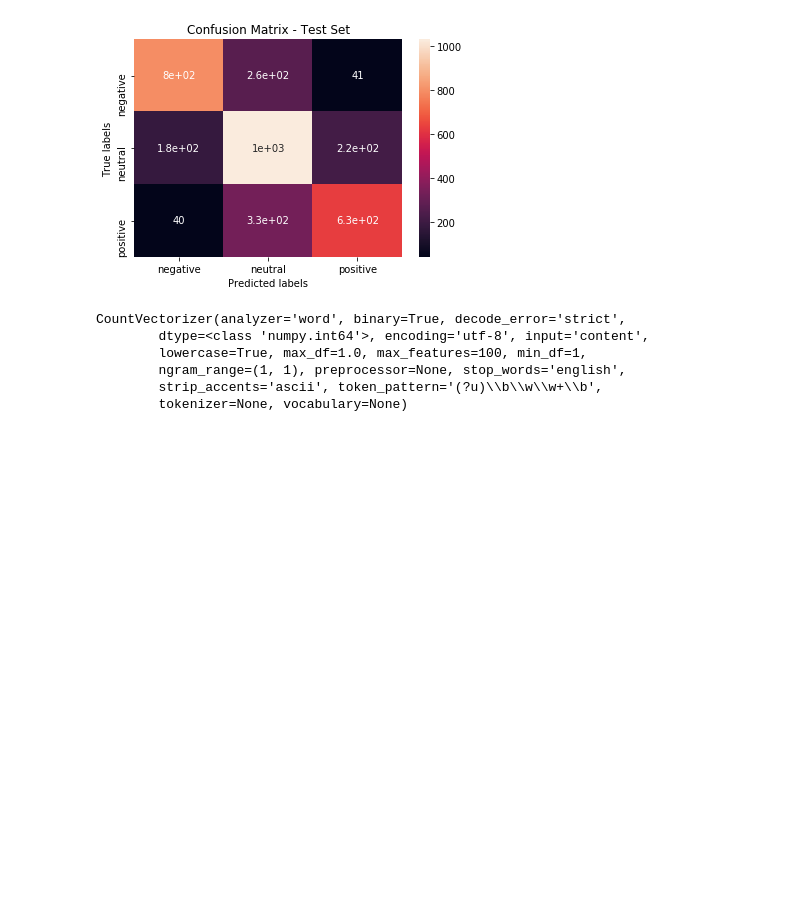
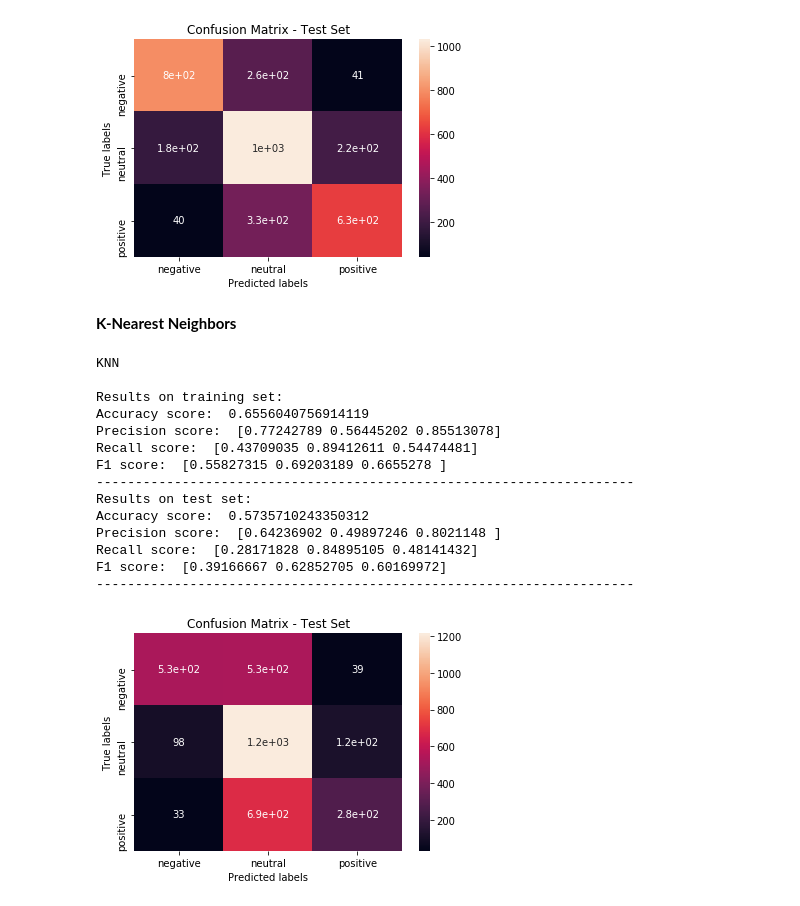
Before and after one commit to alexkapele/tweet_sentiment, a Jupyter notebook: sentiment_analysis.ipynb, the cells around one changed output. Drawn from its saved outputs; the diff is of its cells as text; code cells hidden in the pictures; blank space fills up the shorter version.

```diff
--- a/sentiment_analysis.ipynb
+++ b/sentiment_analysis.ipynb
@@ -317,5 +345,5 @@ word_stats_selected, pos_words_selected, neg_words_selected = get_word_stats(sel
 # %%
-test_pred = baseline_classifier(test_df_norm,test.sentiment.values,pos_words_selected,neg_words_selected,limit=0,plot_confusion=True)
+test_pred,prob = baseline_classifier(test_df_norm,test_text_len,test.sentiment.values,pos_words_selected,neg_words_selected,limit=0,plot_confusion=True)
 # %% [output]
 Results
 Accuracy score:  0.6997736276174307
@@ -331,14 +359,22 @@ The performance is indeed improved when we only focus on the words in the select
 **Model pipeline**
 # %% [markdown]
 Create pipeline to test the performance of different machine learning models:
+# %%
+#encode training labels to an integer format that is interpretable by all sklearn classification models
+from sklearn.preprocessing import LabelEncoder
+le = LabelEncoder()
+le = le.fit(train.sentiment.values.astype(str))
 # %%
-def run_model(model, model_name, train_data, train_labels, test_data, test_labels):
+def run_model(model, model_name, train_data, train_labels, test_data, test_labels, label_encoder, tf_idf=False):
 
-    #encode training labels to an integer format that is interpretable by all sklearn classification models
-    from sklearn.preprocessing import LabelEncoder
-    le = LabelEncoder()
-    le.fit(train_labels.astype(str))
-    train_labels_encoded = le.transform(train_labels.astype(str))
+    if tf_idf:
+        from sklearn.feature_extraction.text import TfidfTransformer
+        tfidf_transformer = TfidfTransformer()
+        tfidf_transformer = tfidf_transformer.fit(train_data)
+        train_data = tfidf_transformer.transform(train_data)
+        test_data = tfidf_transformer.transform(test_data)
+
+    train_labels_encoded = label_encoder.transform(train_labels.astype(str))
 
     #Fit model to training data
     model.fit(train_matrix_norm, train_labels_encoded)
@@ -383,14 +419,21 @@ def run_model(model, model_name, train_data, train_labels, test_data, test_label
     ax.yaxis.set_ticklabels(le.inverse_transform([0,1,2]))
     plt.show()
 
-    return train_pred, test_pred
+    return train_pred, test_pred, model, accuracy_score(test_labels,test_pred)
 # %%
-from sklearn.naive_bayes import MultinomialNB
+from sklearn.naive_bayes import MultinomialNB, BernoulliNB, GaussianNB
 from sklearn.naive_bayes import BernoulliNB
 from sklearn.linear_model import LogisticRegression
 from sklearn.neighbors import KNeighborsClassifier
+from sklearn.tree import DecisionTreeClassifier
+from sklearn.ensemble import AdaBoostClassifier, GradientBoostingClassifier, BaggingClassifier, RandomForestClassifier
 
-models = {'Multinomial Naive Bayes': MultinomialNB(),
-          'Bernoulli Naive Bayes':BernoulliNB(),
-          'Logistic Regression': LogisticRegression(random_state=42),
-          'KNN': KNeighborsClassifier(n_neighbors=5)}
+models = dict()
+
+models['Multinomial Naive Bayes'] = MultinomialNB()
+models['Bernoulli Naive Bayes'] = BernoulliNB()
+models['Gaussian Naive Bayes'] = GaussianNB()
+models['Logistic Regression'] = LogisticRegression(random_state=42, multi_class='auto')
+models['KNN'] = KNeighborsClassifier(n_neighbors=5)
+models['Decision Tree'] = DecisionTreeClassifier(random_state=42)
+models['Bagging'] = BaggingClassifier(n_estimators=50 ,random_state=42)
@@ -448,15 +498,3 @@ Recall score:  [0.62937063 0.72097902 0.7225748 ]
 F1 score:  [0.66666667 0.6745175  0.7515323 ]
 ---------------------------------------------------------------------
 [figure]
-# %%
-#create smaller count_vector and fit it to the train data
-from sklearn.feature_extraction.text import CountVectorizer
-count_vector_small = CountVectorizer(max_features=100, lowercase=True, stop_words='english', strip_accents='ascii', binary=True)
-count_vector_small.fit(train_text_norm.get_values())
-# %% [output]
-CountVectorizer(analyzer='word', binary=True, decode_error='strict',
-        dtype=<class 'numpy.int64'>, encoding='utf-8', input='content',
-        lowercase=True, max_df=1.0, max_features=100, min_df=1,
-        ngram_range=(1, 1), preprocessor=None, stop_words='english',
-        strip_accents='ascii', token_pattern='(?u)\\b\\w\\w+\\b',
-        tokenizer=None, vocabulary=None)
@@ -471,2 +501,21 @@ test_df_norm_small =  pd.DataFrame(test_matrix_norm_small, columns = count_vecto
+# %% [markdown]
+**K-Nearest Neighbors**
 # %%
-train_pred, test_pred = run_model(models['KNN'],'KNN',train_matrix_norm,train.sentiment.values,test_matrix_norm,test.sentiment.values)
+train_pred, test_pred, knn_model, knn_test_accuracy = run_model(models['KNN'],'KNN',train_matrix_norm,train.sentiment.values,test_matrix_norm,test.sentiment.values,le,tf_idf=False)
+save_obj(knn_model, 'knn_model')
+# %% [output]
+KNN
+
+Results on training set:
+Accuracy score:  0.6556040756914119
+Precision score:  [0.77242789 0.56445202 0.85513078]
+Recall score:  [0.43709035 0.89412611 0.54474481]
+F1 score:  [0.55827315 0.69203189 0.6655278 ]
+---------------------------------------------------------------------
+Results on test set:
+Accuracy score:  0.5735710243350312
+Precision score:  [0.64236902 0.49897246 0.8021148 ]
+Recall score:  [0.28171828 0.84895105 0.48141432]
+F1 score:  [0.39166667 0.62852705 0.60169972]
+---------------------------------------------------------------------
+[figure, added]
```
Also changed, not shown: parts of 36 cells of this notebook.
